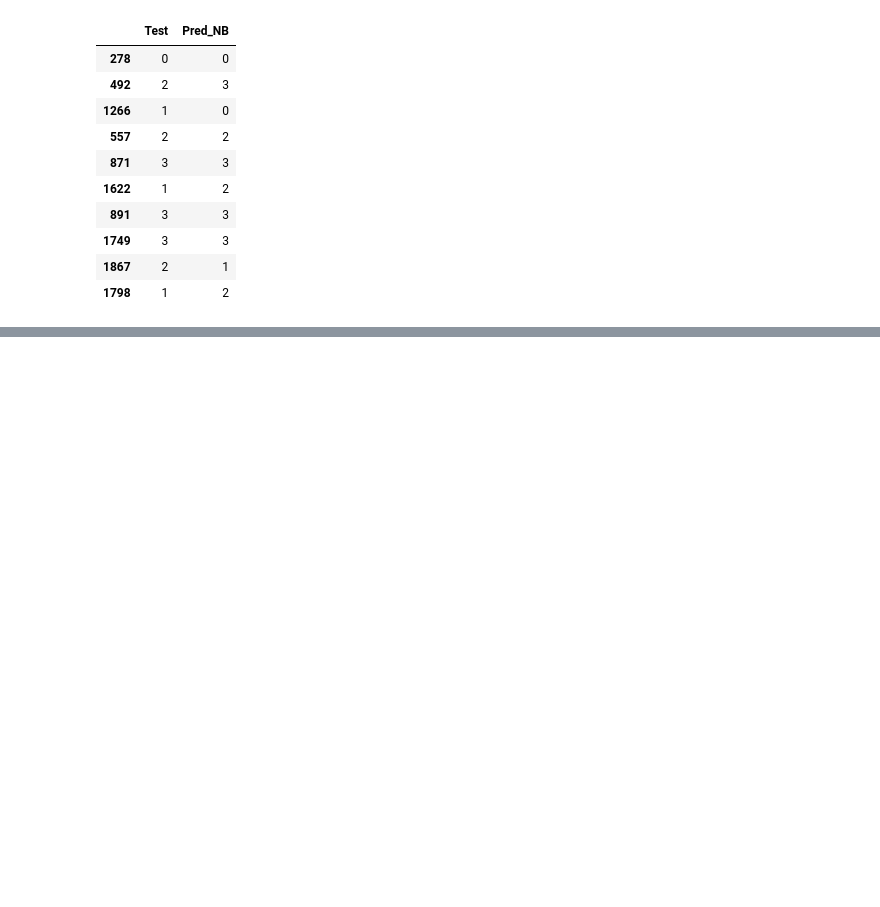
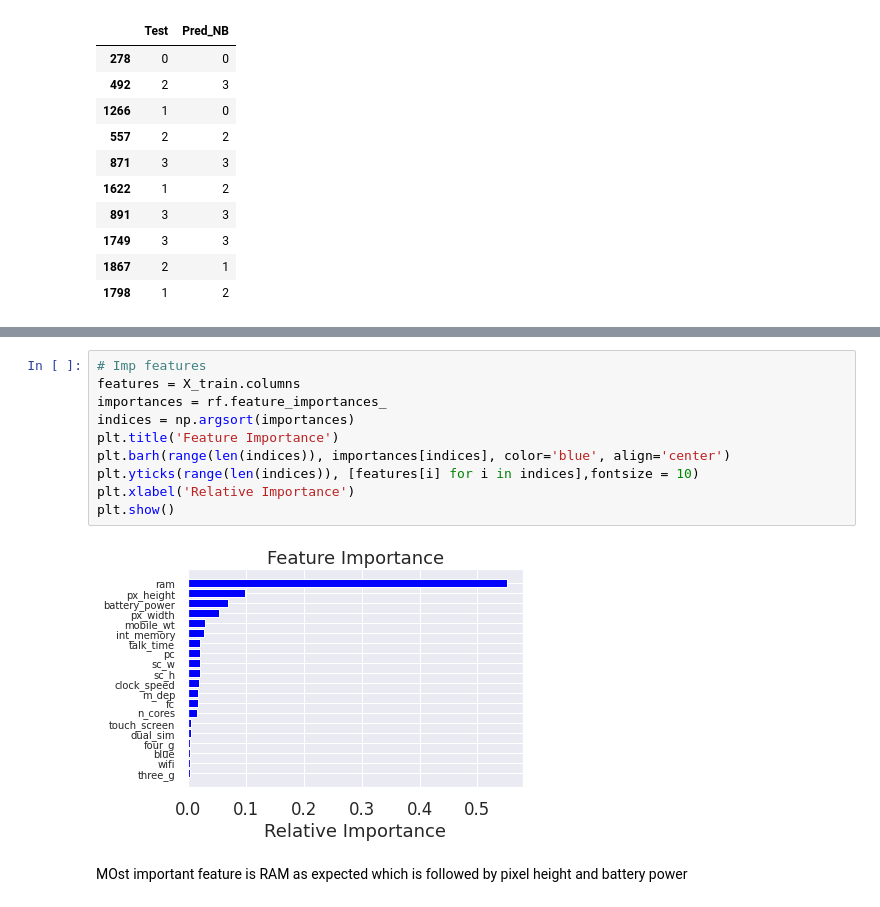
Before and after one commit to palash-21/Mobile-Price-Range-Prediction, a Jupyter notebook: Mobile_Price_Range_Prediction.ipynb, the cells around one changed output, grey strips where cells are left out. Cells and saved outputs as stored; diff of their text form; blank space fills up the shorter version.

```diff
--- a/Mobile_Price_Range_Prediction.ipynb
+++ b/Mobile_Price_Range_Prediction.ipynb
@@ -781,0 +1041,14 @@ predict_df
+# %%
+# Imp features
+features = X_train.columns
+importances = rf.feature_importances_
+indices = np.argsort(importances)
+plt.title('Feature Importance')
+plt.barh(range(len(indices)), importances[indices], color='blue', align='center')
+plt.yticks(range(len(indices)), [features[i] for i in indices],fontsize = 10)
+plt.xlabel('Relative Importance')
+plt.show()
+# %% [output]
+[figure, added]
+# %% [markdown]
+MOst important feature is RAM as expected which is followed by pixel height and battery power
```
Also changed, not shown: parts of 53 cells of this notebook.
